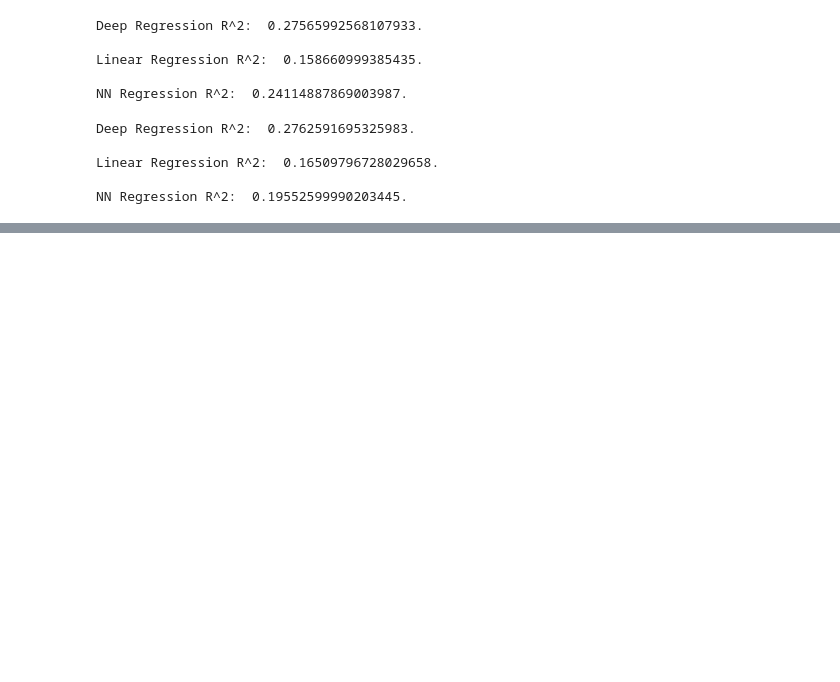
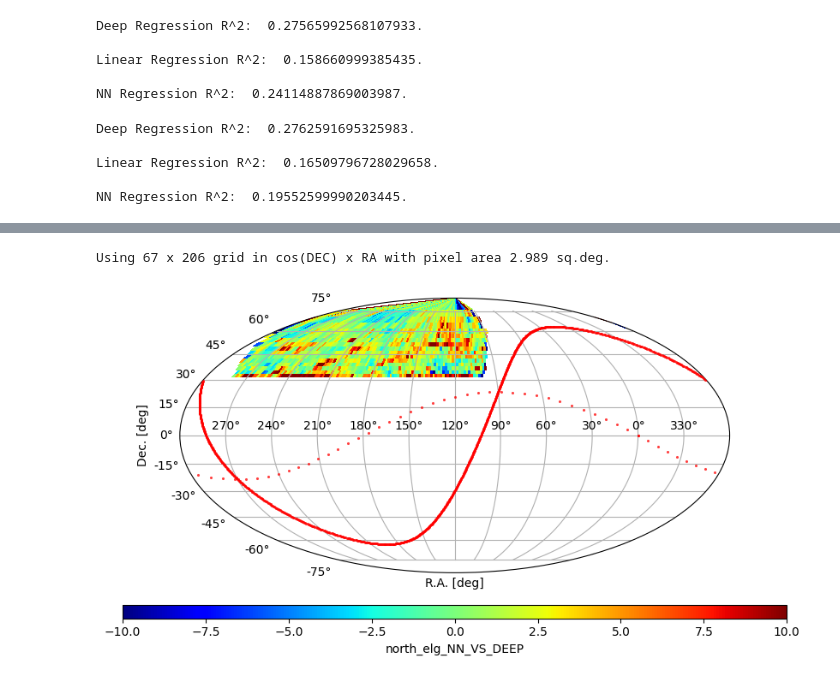
Before and after one commit to elleggert/astrostatistics, a Jupyter notebook: models/regression/identification_promising_areas.ipynb, the cells around one changed output, grey strips where cells are left out. Saved outputs shown, nothing was run; the diff lists cells and outputs as text; code cells hidden in the pictures; blank space fills up the shorter version.

```diff
--- a/models/regression/identification_promising_areas.ipynb
+++ b/models/regression/identification_promising_areas.ipynb
@@ -218,0 +285,7 @@ NN Regression R^2:  0.19552599990203445.
+# %%
+ax3 = plot_sky_binned(ra,dec,data=df_test[f'{gal}_NN_VS_DEEP'] ,cmap='jet',label=f'{area}_{gal}_NN_VS_DEEP', plot_type='grid', verbose=True,max_bin_area=bin_area, clip_lo=-clipper, clip_hi=clipper)
+
+clipper = 20
+# %% [output]
+Using 67 x 206 grid in cos(DEC) x RA with pixel area 2.989 sq.deg.
+[figure, added]
```
Also changed, not shown: parts of 11 cells of this notebook, 2 other files.
